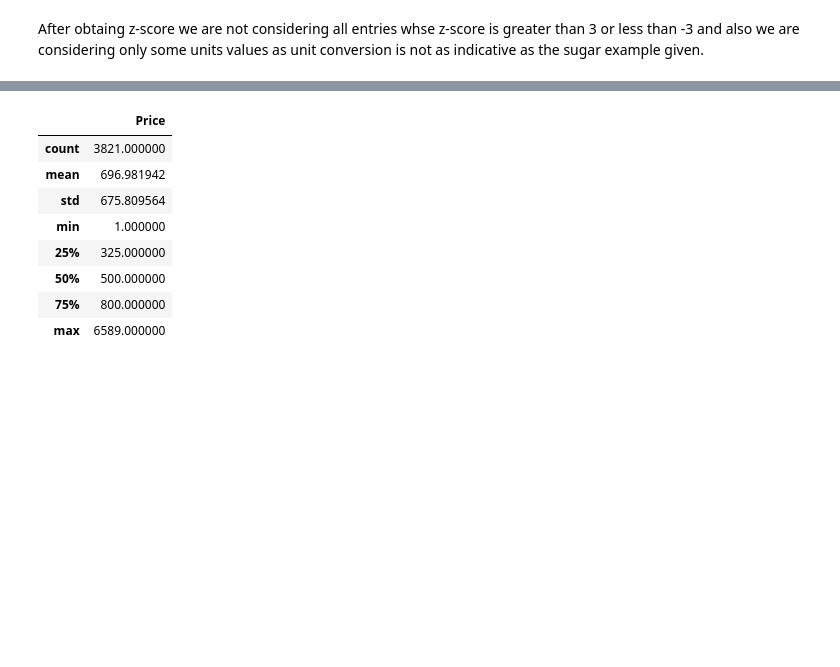
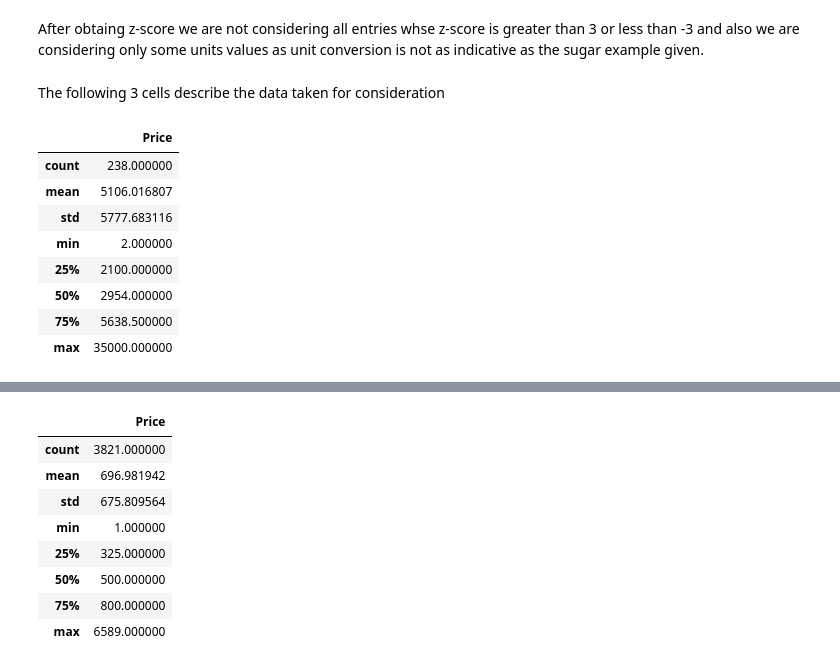
Before and after one commit to princeofpython/IndiaMart-Hackathon-2k19, a Jupyter notebook: phase1.ipynb, the cells around one changed output, grey strips where cells are left out. Cells and saved outputs as stored; diff of their text form; code cells hidden in the pictures; blank space fills up the shorter version.

```diff
--- a/phase1.ipynb
+++ b/phase1.ipynb
@@ -134,3 +128,17 @@ drill_ol=drilldf[(drill_z < 3)]
 npa=drilldf[(drill_z < 3)]['Price']
 npa1=glovedf.loc[glovedf['Unit']=='Pair'][(glove_z < 3)]['Price']
 npa2=kurtadf.loc[((kurtadf['Unit']=='Piece') | (kurtadf['Unit']=='Piece(s)'))][(kurta_z < 3)]['Price'][:-1]
+# %% [markdown]
+The following 3 cells describe the data taken for consideration
+# %%
+drilldf[(drill_z < 3)].describe()
+# %% [output]
+|  | Price |
+| count | 238.000000 |
+| mean | 5106.016807 |
+| std | 5777.683116 |
+| min | 2.000000 |
+| 25% | 2100.000000 |
+| 50% | 2954.000000 |
+| 75% | 5638.500000 |
+| max | 35000.000000 |
```
Also changed, not shown: parts of 23 cells of this notebook.
